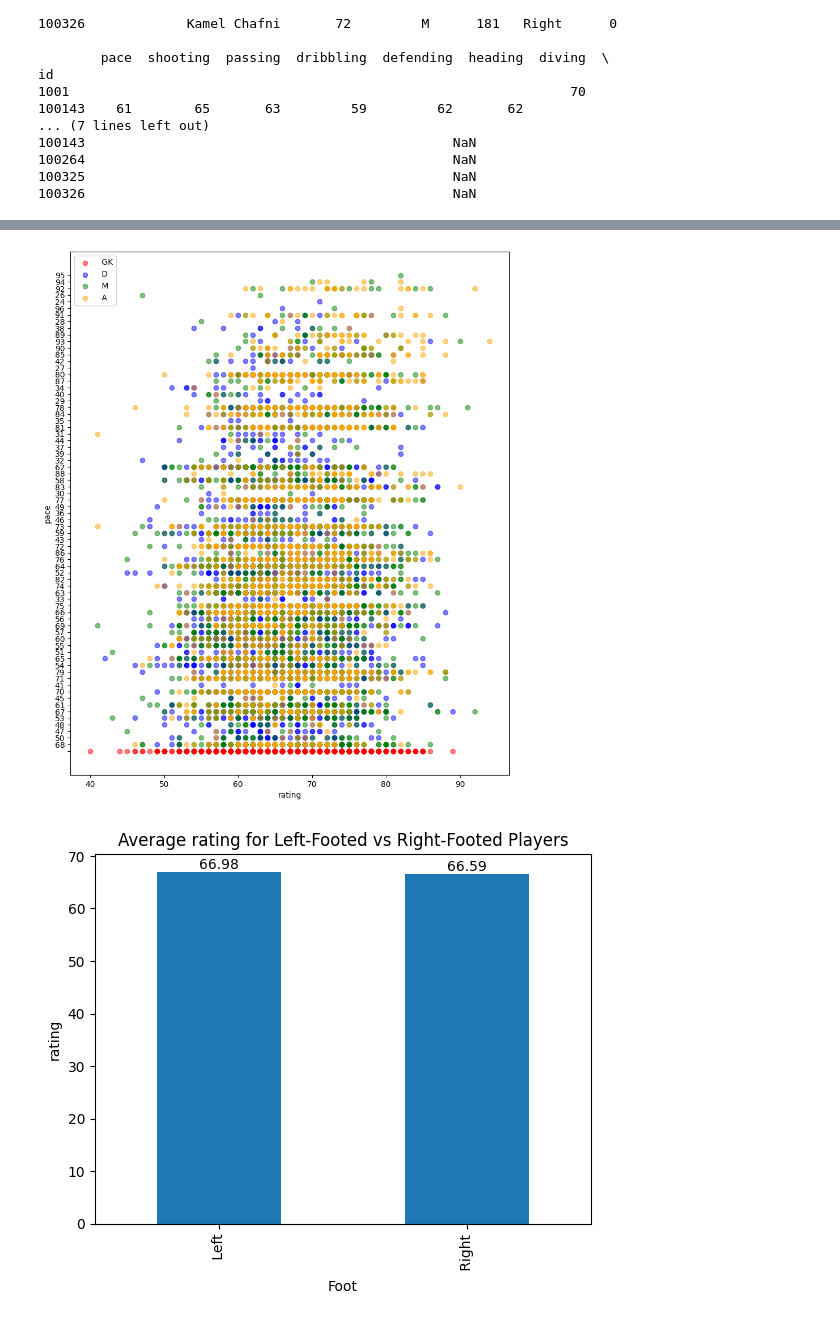
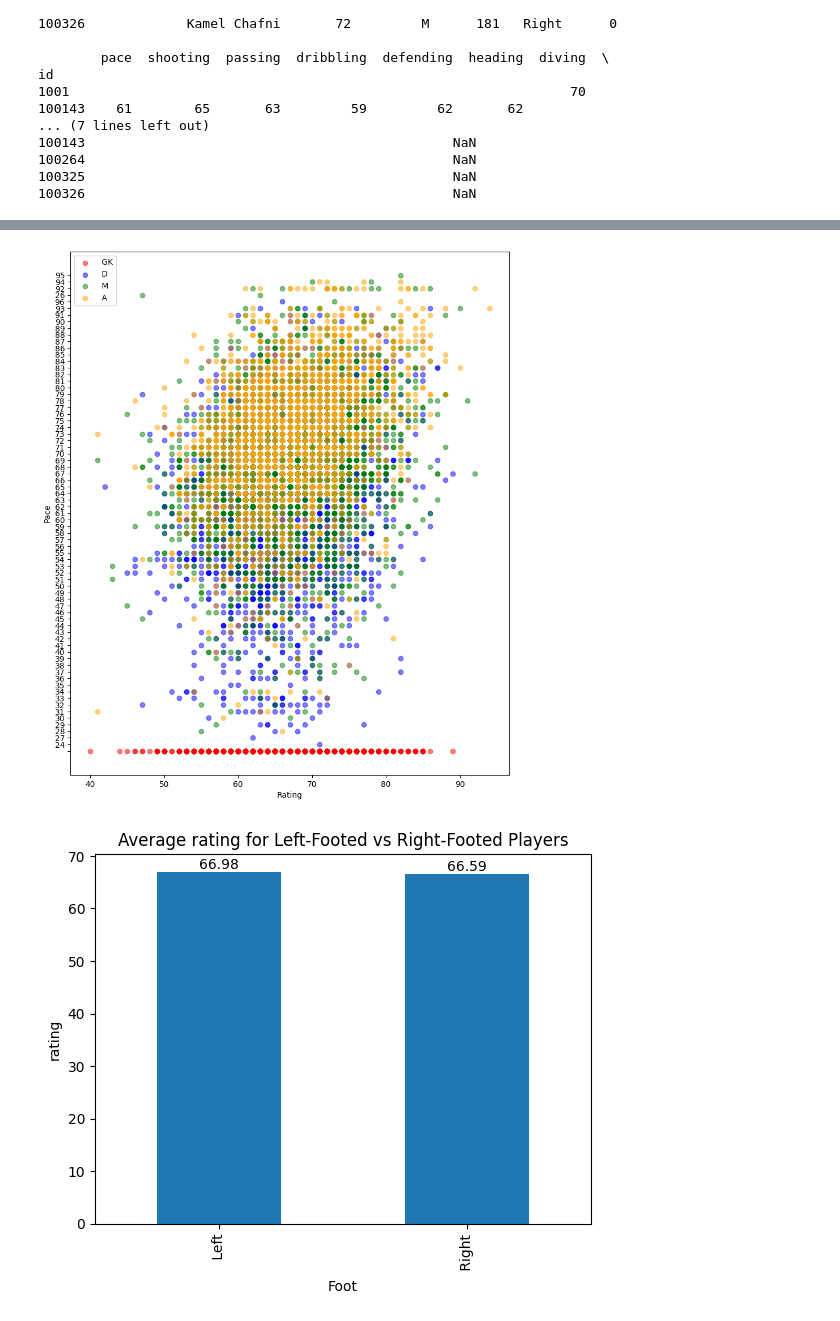
Before and after one commit to Francesfahey/BigData, a Jupyter notebook: fifaCA26_4_23.ipynb, the cells around one changed output, grey strips where cells are left out. Cells and saved outputs as stored; diff of their text form; code cells hidden in the pictures.

```diff
--- a/fifaCA26_4_23.ipynb
+++ b/fifaCA26_4_23.ipynb
@@ -91,30 +55,32 @@ plt.show()
 # %%
 import pandas as pd
 import matplotlib.pyplot as plt
 
-
 # Select the 'pace', 'rating', and 'position' columns
 pace_rating_position_df = fifa_df[[' pace', ' rating', ' position']]
 
+# Sort the data by 'pace'
+pace_rating_position_df = pace_rating_position_df.sort_values(by=' pace')
+
 # Create a dictionary to map each position to a color
-position_colors = {' GK': 'red', ' D': 'blue', ' M': 'green', ' A': 'orange'}
+position_colours = {' GK': 'red', ' D': 'blue', ' M': 'green', ' A': 'orange'}
 
 # Create a scatter plot with different colors for each position
 fig, ax = plt.subplots(figsize=(10, 12))
 
-for position, color in position_colors.items():
+for position, color in position_colours.items():
     data = pace_rating_position_df[pace_rating_position_df[' position'] == position]
     ax.scatter(data[' rating'], data[' pace'], c=color, label=position, alpha=0.5)
 
 # Add axis labels and a legend
-ax.set_xlabel('rating')
-ax.set_ylabel('pace')
+ax.set_xlabel('Rating')
+ax.set_ylabel('Pace')
 ax.legend()
 
 # Show the plot
 plt.show()
 # %% [output]
-[figure, old version]
+[figure, new version]
 # %%
 import pandas as pd
 import matplotlib.pyplot as plt
```
Also changed, not shown: parts of 13 cells of this notebook.
